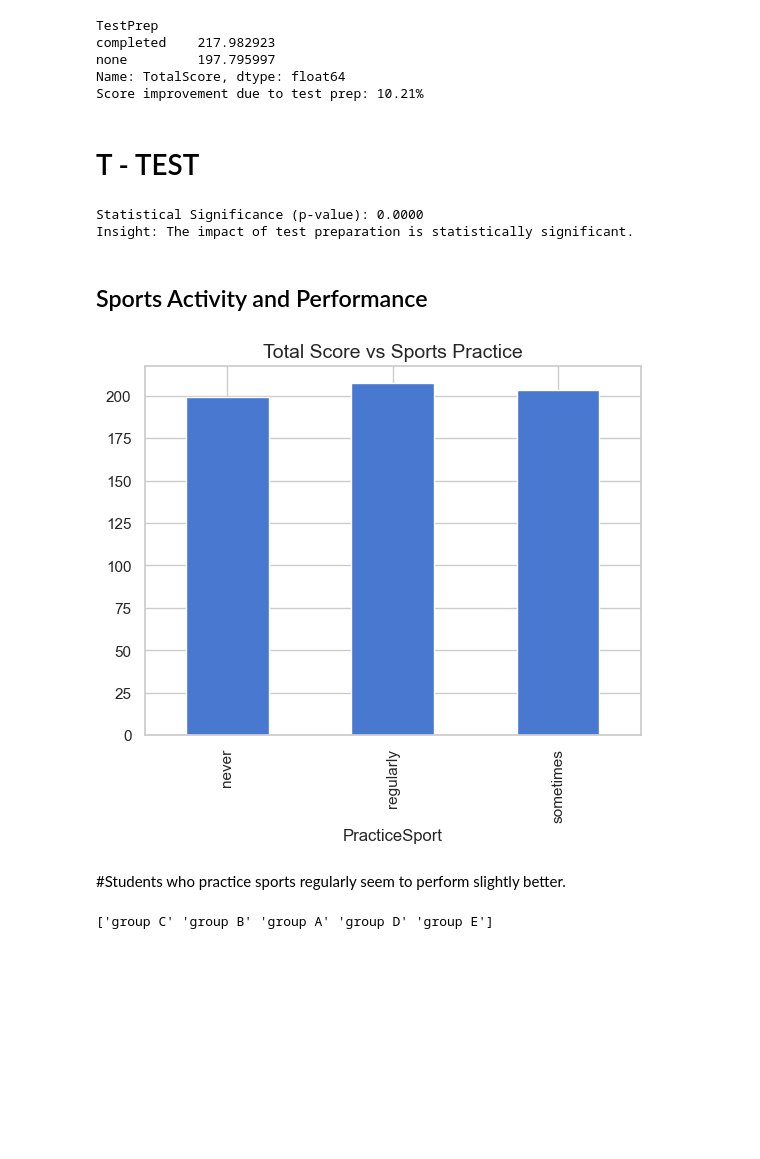
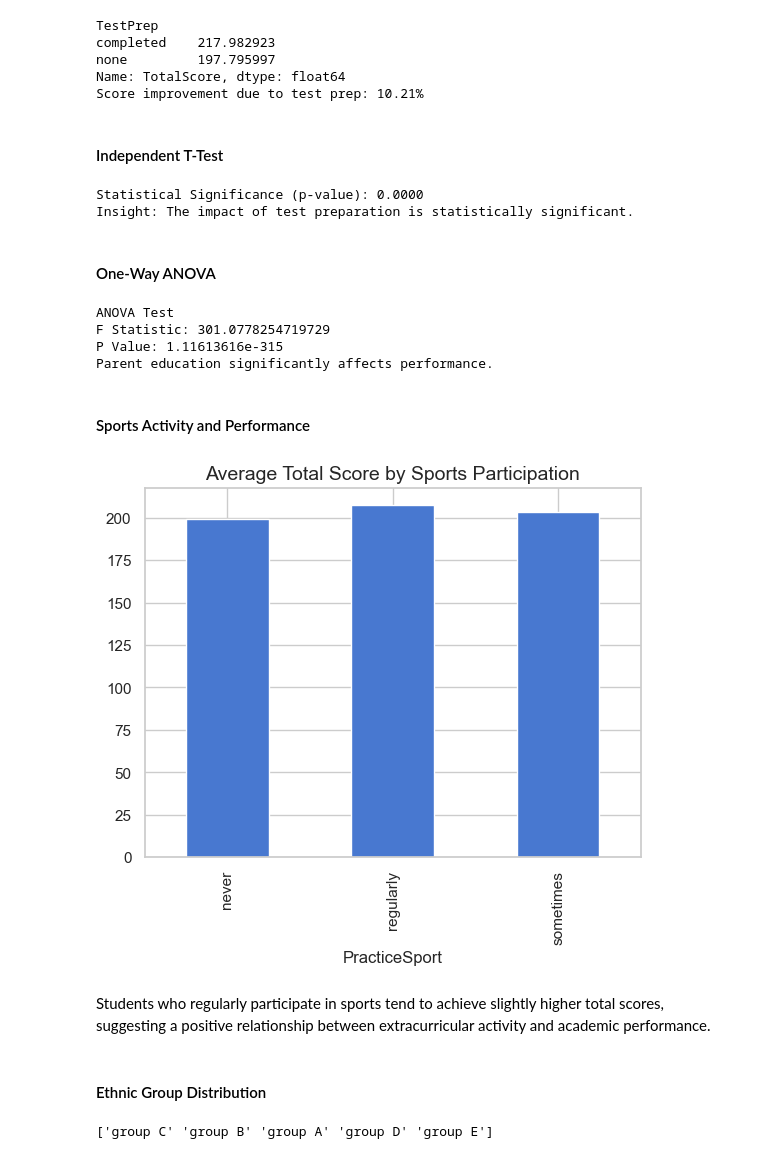
Before and after one commit to mouli-gupta/student-performance-analysis, a Jupyter notebook: student analysis.ipynb, the cells around one changed output. Cells and saved outputs as stored; diff of their text form; code cells hidden in the pictures; blank space fills up the shorter version.

```diff
--- a/student analysis.ipynb
+++ b/student analysis.ipynb
@@ -198,0 +255,6 @@ df["Performance"] = pd.cut(
+# %%
+df["ZScore"] = (
+    df["TotalScore"] - df["TotalScore"].mean()
+) / df["TotalScore"].std()
+
+df[["TotalScore", "ZScore"]].head()
@@ -220,4 +316,0 @@ plt.show()
-# %%
-# Z-score for Total Score
-df["ZScore"] = (df["TotalScore"] - df["TotalScore"].mean()) / df["TotalScore"].std()
-df[["TotalScore", "ZScore"]].head()
@@ -277,7 +399,7 @@ none         197.795997
 Name: TotalScore, dtype: float64
 Score improvement due to test prep: 10.21%
 # %% [markdown]
-# T - TEST
+#### Independent T-Test
 # %%
 from scipy.stats import ttest_ind
 
@@ -293,18 +414,45 @@ if p_val < 0.05:
 # %% [output]
 Statistical Significance (p-value): 0.0000
 Insight: The impact of test preparation is statistically significant.
+# %% [markdown]
+#### One-Way ANOVA
+# %%
+from scipy.stats import f_oneway
+
+groups = [
+    group["TotalScore"].values
+    for _, group in df.groupby("ParentEduc")
+]
+
+f_stat, p_val = f_oneway(*groups)
+
+print("\nANOVA Test")
+
+print("F Statistic:", f_stat)
+print("P Value:", p_val)
+
+if p_val < 0.05:
+    print("Parent education significantly affects performance.")
+else:
+    print("No significant impact found.")
+# %% [output]
+ANOVA Test
+F Statistic: 301.0778254719729
+P Value: 1.11613616e-315
+Parent education significantly affects performance.
 # %% [markdown]
-## Sports Activity and Performance
+#### Sports Activity and Performance
 # %%
-#sports vs performance
 gp2 = df.groupby("PracticeSport")["TotalScore"].mean()
 gp2.plot(kind="bar")
-plt.title("Total Score vs Sports Practice")
+plt.title("Average Total Score by Sports Participation")
 plt.show()
 # %% [output]
-[figure, old version]
+[figure, new version]
 # %% [markdown]
-#Students who practice sports regularly seem to perform slightly better.
+Students who regularly participate in sports tend to achieve slightly higher total scores, suggesting a positive relationship between extracurricular activity and academic performance.
+# %% [markdown]
+#### Ethnic Group Distribution
 # %%
 print(df['EthnicGroup'].unique())
 # %% [output]
```
Also changed, not shown: parts of 98 cells of this notebook.
